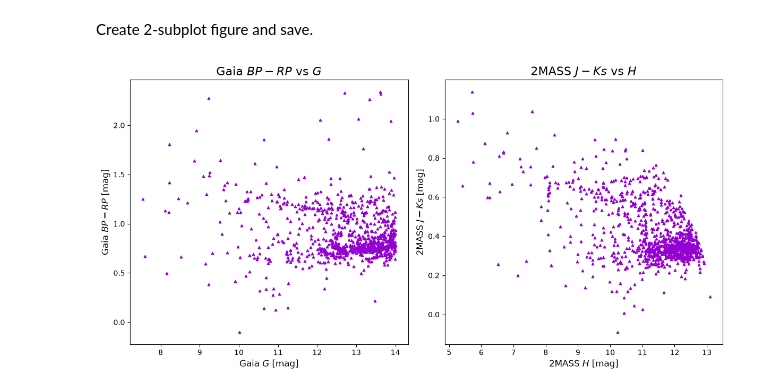
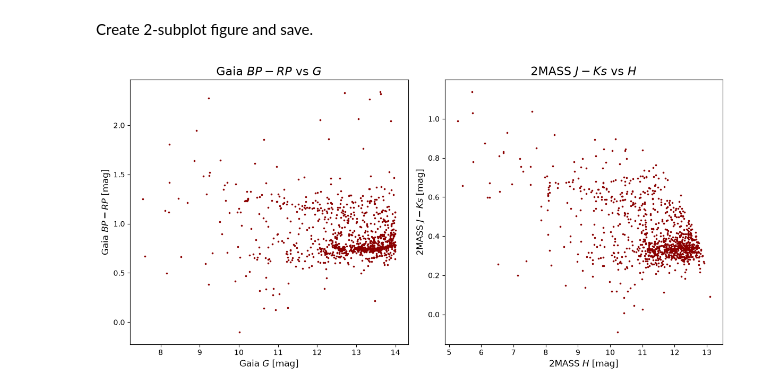
Before and after one commit to ljiainspriggs/ASTR4004-Problem-Set-2, a Jupyter notebook: 2.ipynb, the cells around one changed output. Cells and saved outputs as stored; diff of their text form; code cells hidden in the pictures.

```diff
--- a/2.ipynb
+++ b/2.ipynb
@@ -137,23 +137,23 @@ Create 2-subplot figure and save.
 # %%
 # define figure with two horizontally-stacked subplots
 fig, axs = plt.subplots(1, 2, figsize=(12,6), sharex=False, sharey=False)
 
 # gaia (left) panel
 ax = axs[0]
-ax.scatter(x_g3, y_g3, c="DarkViolet", marker="^", s=10)
+ax.scatter(x_g3, y_g3, c="DarkRed", marker=".", s=10)
 ax.set_title(r"Gaia $BP-RP$ vs $G$", fontsize=16) # panel title
 ax.set_xlabel(r"Gaia $G$ [mag]", fontsize=12) # x axis label
 ax.set_ylabel(r"Gaia $BP-RP$ [mag]", fontsize=12) # y label
 
 # 2mass (right) panel
 ax = axs[1]
-ax.scatter(x_tm, y_tm, c="DarkViolet", marker="^", s=10)
+ax.scatter(x_tm, y_tm, c="DarkRed", marker=".", s=10)
 ax.set_title(r"2MASS $J-Ks$ vs $H$", fontsize=16)
 ax.set_xlabel(r"2MASS $H$ [mag]", fontsize=12)
 ax.set_ylabel(r"2MASS $J-Ks$ [mag]", fontsize=12)
 
 plt.tight_layout() # minimise whitespace around/between panels
 plt.savefig("figures/q2c_g3_v_tm.png", dpi=200) # save to figures/
 plt.show() # display figure
 # %% [output]
-[figure, old version]
+[figure, new version]
```
Also changed, not shown: 1 other file.
